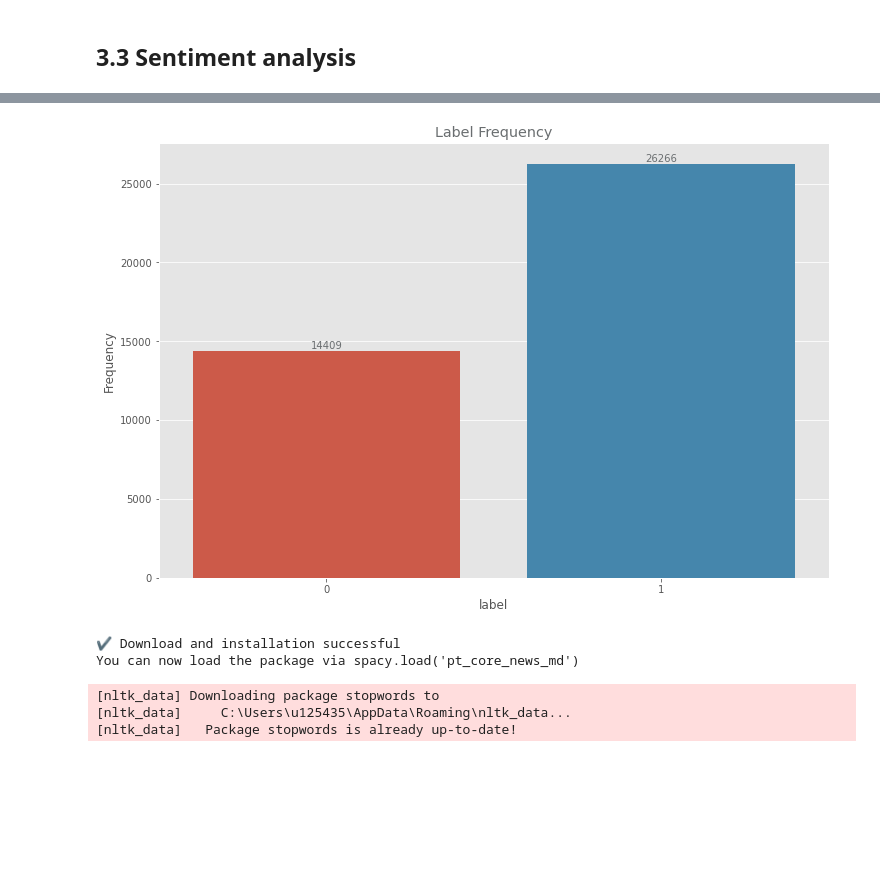
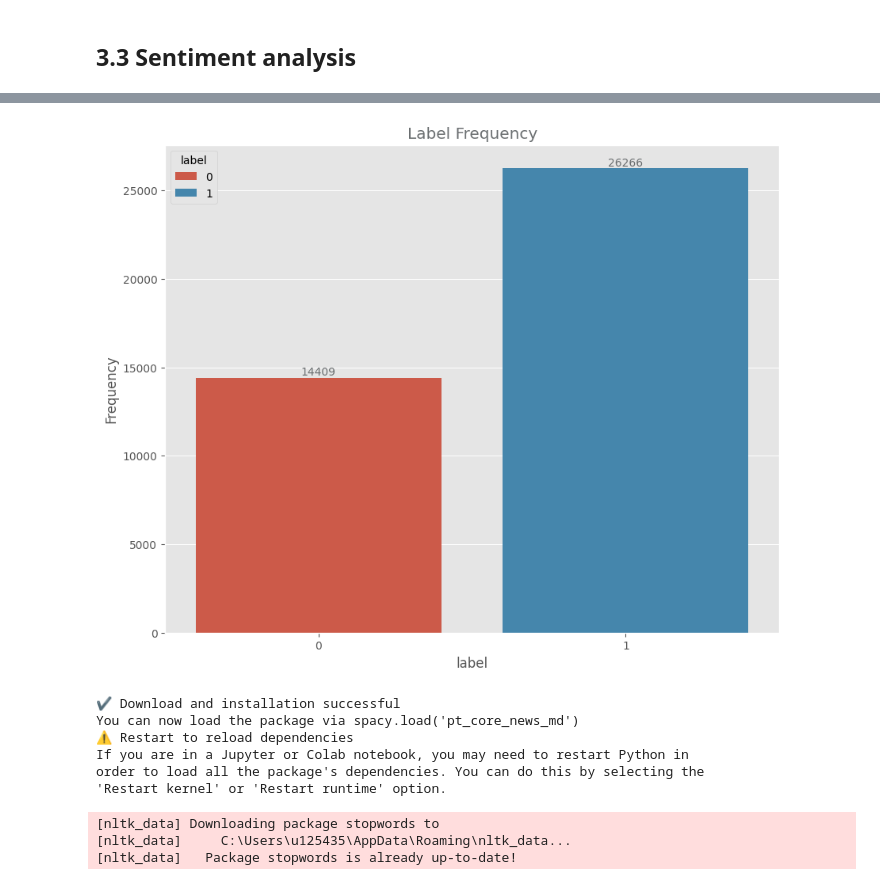
Before and after one commit to rimellegari/e-commerce, a Jupyter notebook: customer.ipynb, the cells around one changed output, grey strips where cells are left out. Drawn from its saved outputs; the diff is of its cells as text; code cells hidden in the pictures; blank space fills up the shorter version.

Commit message:
adjusting deprecated data visualizations

```diff
--- a/customer.ipynb
+++ b/customer.ipynb
@@ -1047,13 +1098,13 @@ df_order_reviews_final.head(3)
 # %%
-fig, ax = plt.subplots(figsize=(12,8))
-sns.countplot(df_order_reviews_final['label'])
+fig, ax = plt.subplots(figsize=(10,8))
+sns.countplot(data=df_order_reviews_final,x='label', hue = 'label')
 plt.title('Label Frequency', color='#6a6e70')
 plt.ylabel('Frequency')
-plt.xlabel('label')
 ax.bar_label(ax.containers[0],fontsize=10, color='#6a6e70')
+ax.bar_label(ax.containers[1],fontsize=10, color='#6a6e70')
 plt.show()
 # %% [output]
-[figure, old version]
+[figure, new version]
 # %%
 import re
 from unidecode import unidecode
@@ -1061,12 +1112,16 @@ import spacy
 import nltk
 import spacy.cli
 spacy.cli.download("pt_core_news_md")
-import pt_core_news_sm
+import pt_core_news_md
 
-spc_pt = pt_core_news_sm.load()
+spc_pt = pt_core_news_md.load()
 # %% [output]
 ✔ Download and installation successful
 You can now load the package via spacy.load('pt_core_news_md')
+⚠ Restart to reload dependencies
+If you are in a Jupyter or Colab notebook, you may need to restart Python in
+order to load all the package's dependencies. You can do this by selecting the
+'Restart kernel' or 'Restart runtime' option.
 # %%
 nltk.download('stopwords')
 from nltk.corpus import stopwords
```
Also changed, not shown: parts of 45 cells of this notebook, 1 other file.
